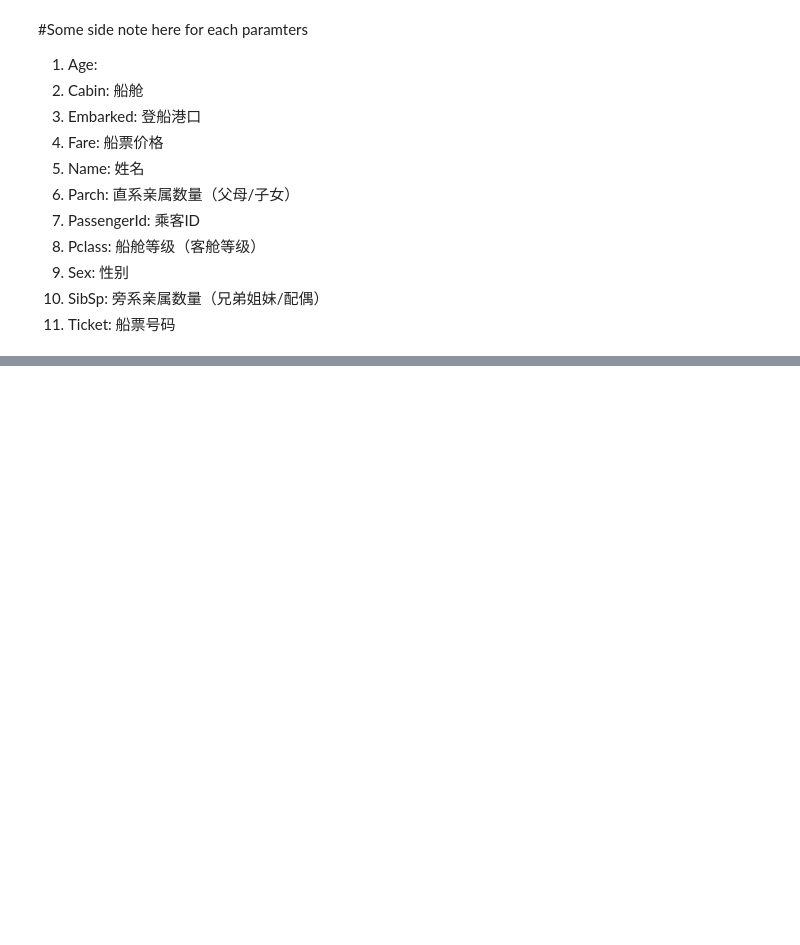
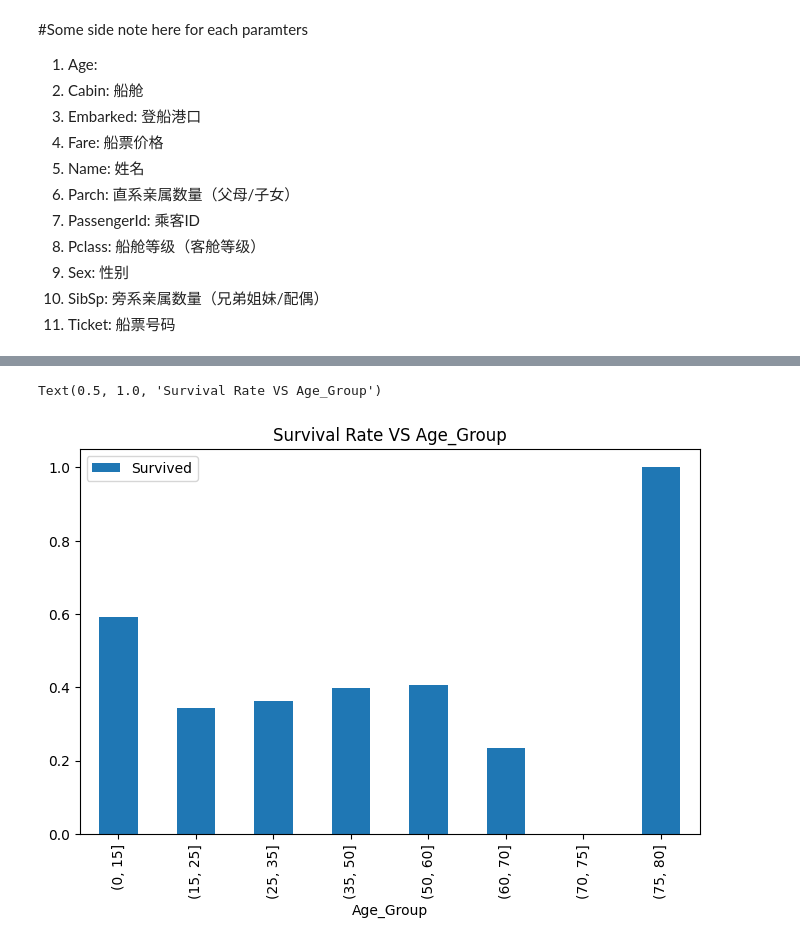
Before and after one commit to jameszhan02/Titanic_Practise, a Jupyter notebook: Titanic_Practise.ipynb, the cells around one changed output, grey strips where cells are left out. Cells and saved outputs as stored; diff of their text form; code cells hidden in the pictures; blank space fills up the shorter version.

```diff
--- a/Titanic_Practise.ipynb
+++ b/Titanic_Practise.ipynb
@@ -98,0 +170,8 @@ memory usage: 76.7+ KB
+# %%
+age_bin = [0, 15, 25, 35, 50, 60, 70, 75, 80, 100, 150]
+train_set['Age_Group'] =  pd.cut(train_set['Age'], bins=age_bin)
+pd.pivot_table(train_set,index=['Age_Group'],values=['Survived']).plot.bar(figsize=(8,5))
+plt.title('Survival Rate VS Age_Group')
+# %% [output]
+Text(0.5, 1.0, 'Survival Rate VS Age_Group')
+[figure, added]
```
Also changed, not shown: parts of 10 cells of this notebook.
